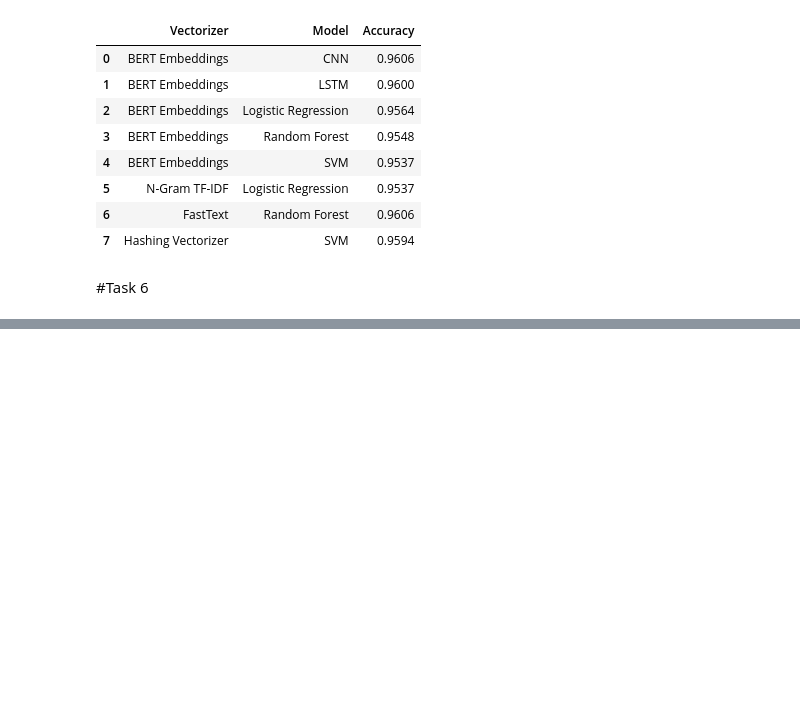
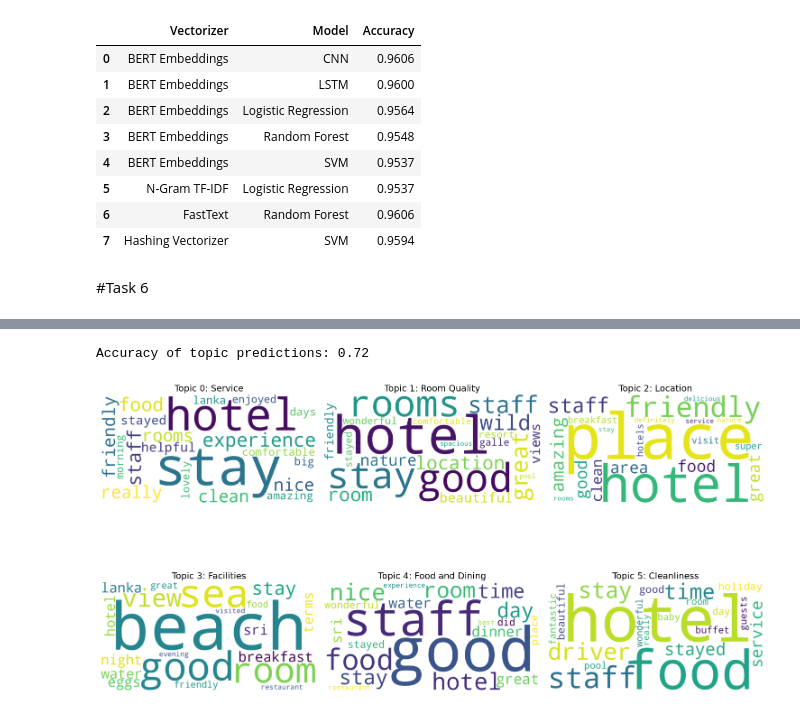
Before and after one commit to j-ranasinghe/nlp_cw, a Jupyter notebook: Solution_GroupH.ipynb, the cells around one changed output, grey strips where cells are left out. Saved outputs shown, nothing was run; the diff lists cells and outputs as text; code cells hidden in the pictures; blank space fills up the shorter version.

```diff
--- a/Solution_GroupH.ipynb
+++ b/Solution_GroupH.ipynb
@@ -1749,0 +1816,18 @@ final_evaluation_df
+# %%
+from sklearn.decomposition import LatentDirichletAllocation
+
+# Define the number of topics
+num_topics = 6  # Adjust as needed based on your categories
+
+# Initialize and fit the LDA model
+lda_model = LatentDirichletAllocation(n_components=num_topics, random_state=42)
+lda_model.fit(doc_term_matrix)
+
+# Display topics with their top words
+def display_topics(model, feature_names, no_top_words):
+    for idx, topic in enumerate(model.components_):
+        print(f"Topic {idx}:")
+        print(" ".join([feature_names[i] for i in topic.argsort()[::-1]]))
+        print("\n")
+
+display_topics(lda_model, vectorizer.get_feature_names_out(), 10)
@@ -1749,0 +1930,12 @@ final_evaluation_df
+# %%
+# Check if the predicted topic matches any manually assigned topics
+df['correct_prediction'] = df.apply(
+    lambda row: row['predicted_topic_name'] in [t.strip() for t in row['topic'].split(',')],
+    axis=1
+)
+
+# Calculate accuracy
+accuracy = df['correct_prediction'].mean()
+print(f"Accuracy of topic predictions: {accuracy:.2f}")
+# %% [output]
+Accuracy of topic predictions: 0.72
@@ -1749,0 +1945,27 @@ final_evaluation_df
+# %%
+from wordcloud import WordCloud
+import matplotlib.pyplot as plt
+
+# Generate and display word clouds for each topic
+def plot_wordclouds_with_names(model, feature_names, unique_topic_names, n_top_words=20):
+    fig, axes = plt.subplots(2, 3, figsize=(15, 10), sharex=True, sharey=True)
+    axes = axes.flatten()
+
+    for idx, topic in enumerate(model.components_):
+        # Extract top words and their frequencies
+        word_freq = {feature_names[i]: topic[i] for i in topic.argsort()[:-n_top_words - 1:-1]}
+        wordcloud = WordCloud(width=800, height=400, background_color='white').generate_from_frequencies(word_freq)
+
+        # Display the word cloud
+        axes[idx].imshow(wordcloud, interpolation='bilinear')
+        # Add topic name to the title
+        axes[idx].set_title(f"Topic {idx}: {unique_topic_names[idx]}", fontsize=14)
+        axes[idx].axis("off")
+
+    plt.tight_layout()
+    plt.show()
+
+# Call the function
+plot_wordclouds_with_names(lda_model, vectorizer.get_feature_names_out(), unique_topic_names)
+# %% [output]
+[figure, added]
```
Also changed, not shown: parts of 19 cells of this notebook.
